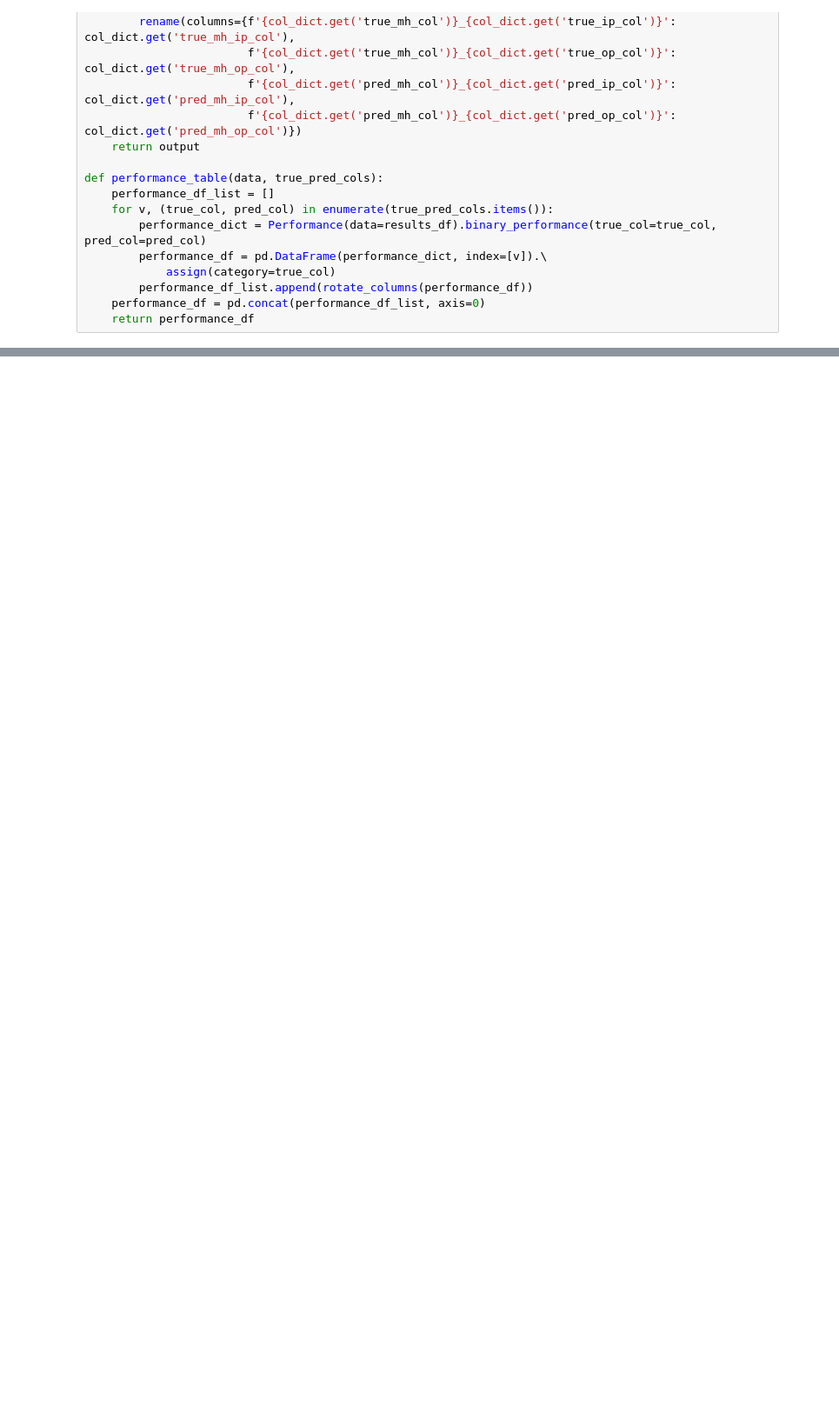
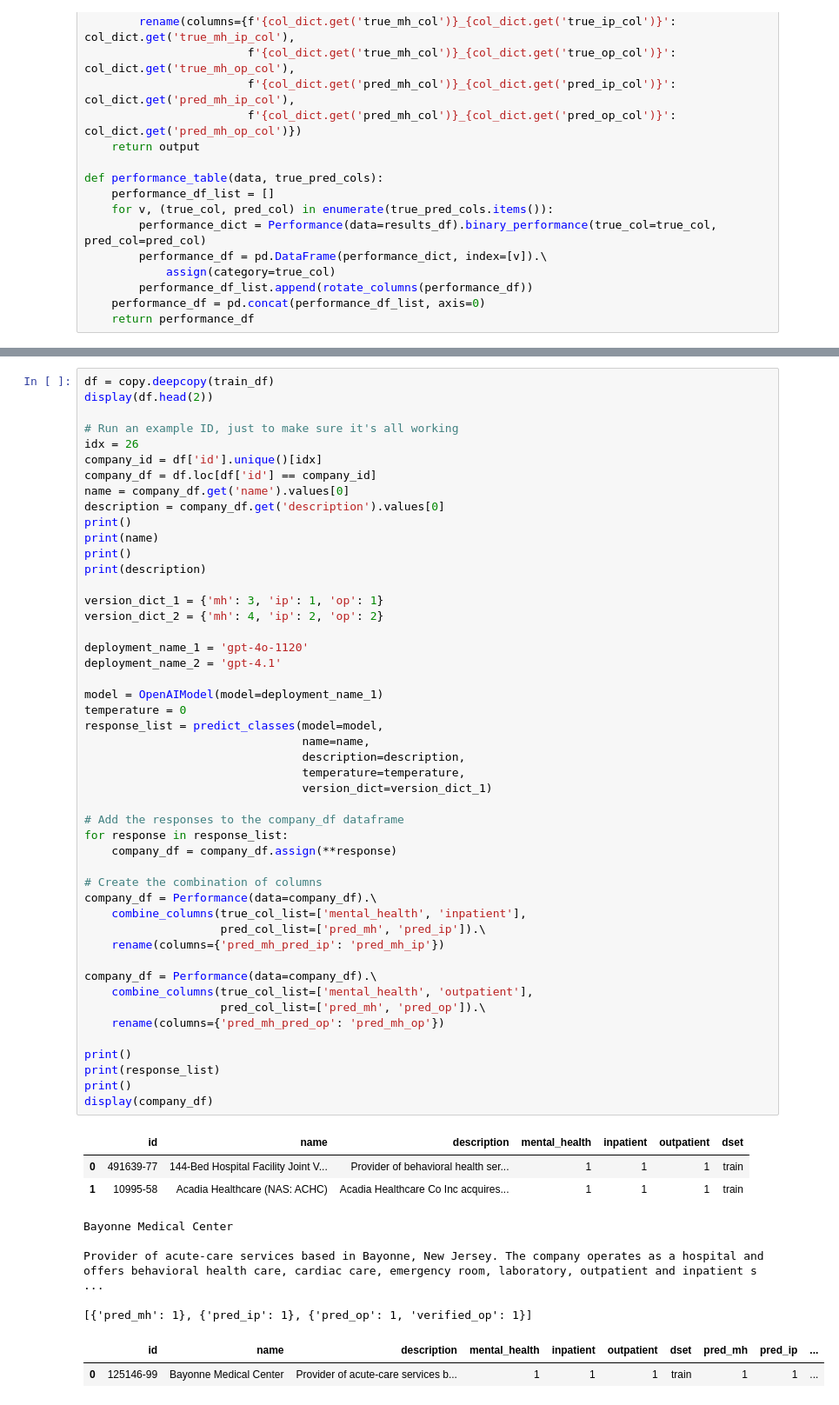
Before and after one commit to awerdich/llmt, a Jupyter notebook: notebooks/openai/train_predictions_250701.ipynb, the cells around one changed output, grey strips where cells are left out. Shown at 87% size. Saved outputs shown, nothing was run; the diff lists cells and outputs as text; blank space fills up the shorter version.

```diff
--- a/notebooks/openai/train_predictions_250701.ipynb
+++ b/notebooks/openai/train_predictions_250701.ipynb
@@ -202,0 +151,59 @@ display(results_df.head())
+# %%
+df = copy.deepcopy(train_df)
+display(df.head(2))
+
+# Run an example ID, just to make sure it's all working
+idx = 26
+company_id = df['id'].unique()[idx]
+company_df = df.loc[df['id'] == company_id]
+name = company_df.get('name').values[0]
+description = company_df.get('description').values[0]
+print()
+print(name)
+print()
+print(description)
+
+version_dict_1 = {'mh': 3, 'ip': 1, 'op': 1}
+version_dict_2 = {'mh': 4, 'ip': 2, 'op': 2}
+
+deployment_name_1 = 'gpt-4o-1120'
+deployment_name_2 = 'gpt-4.1'
+
+model = OpenAIModel(model=deployment_name_1)
+temperature = 0
+response_list = predict_classes(model=model,
+                                name=name,
+                                description=description,
+                                temperature=temperature,
+                                version_dict=version_dict_1)
+
+# Add the responses to the company_df dataframe
+for response in response_list:
+    company_df = company_df.assign(**response)
+
+# Create the combination of columns
+company_df = Performance(data=company_df).\
+    combine_columns(true_col_list=['mental_health', 'inpatient'],
+                    pred_col_list=['pred_mh', 'pred_ip']).\
+    rename(columns={'pred_mh_pred_ip': 'pred_mh_ip'})
+
+company_df = Performance(data=company_df).\
+    combine_columns(true_col_list=['mental_health', 'outpatient'],
+                    pred_col_list=['pred_mh', 'pred_op']).\
+    rename(columns={'pred_mh_pred_op': 'pred_mh_op'})
+
+print()
+print(response_list)
+print()
+display(company_df)
+# %% [output]
+|  | id | name | description | mental_health | inpatient | outpatient | dset |
+| 0 | 491639-77 | 144-Bed Hospital Facility Joint V... | Provider of behavioral health ser... | 1 | 1 | 1 | train |
+| 1 | 10995-58 | Acadia Healthcare (NAS: ACHC) | Acadia Healthcare Co Inc acquires... | 1 | 1 | 1 | train |
+Bayonne Medical Center
+
+Provider of acute-care services based in Bayonne, New Jersey. The company operates as a hospital and offers behavioral health care, cardiac care, emergency room, laboratory, outpatient and inpatient s ...
+
+[{'pred_mh': 1}, {'pred_ip': 1}, {'pred_op': 1, 'verified_op': 1}]
+|  | id | name | description | mental_health | inpatient | outpatient | dset | pred_mh | pred_ip | ... |
+| 0 | 125146-99 | Bayonne Medical Center | Provider of acute-care services b... | 1 | 1 | 1 | train | 1 | 1 | ... |
```
Also changed, not shown: parts of 12 cells of this notebook.
